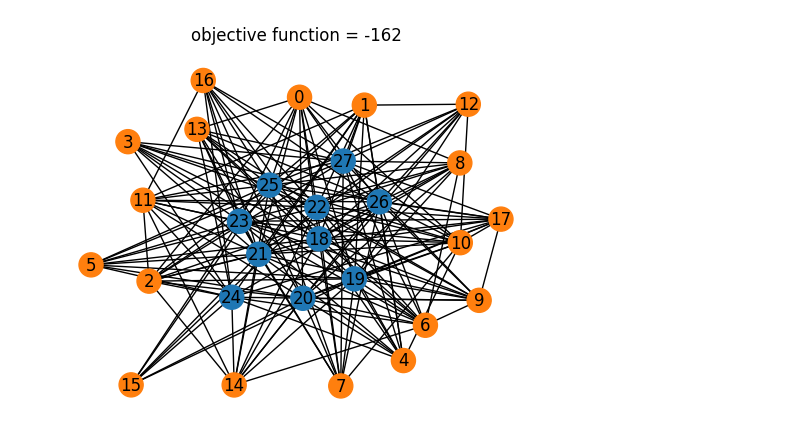
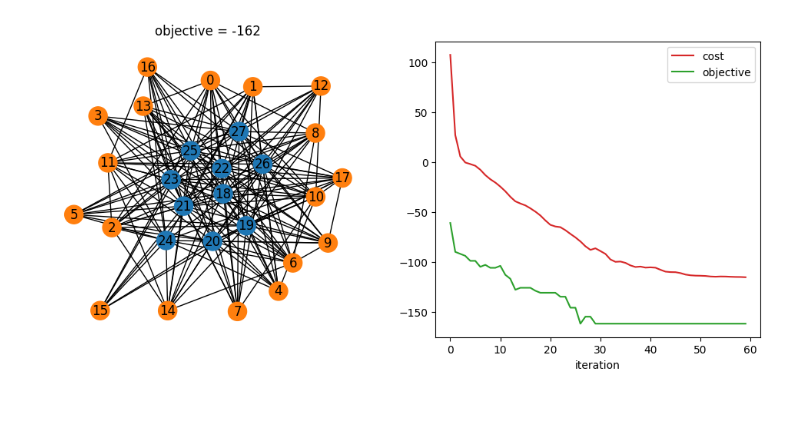
Before and after one commit to SimoneGasperini/PCE-quantum-opt, a Jupyter notebook: example_notebook.ipynb, the cells around one changed output. Cells and saved outputs as stored; diff of their text form; code cells hidden in the pictures; blank space fills up the shorter version.

Commit message:
Keep track of cost/objective function history during optimization

```diff
--- a/example_notebook.ipynb
+++ b/example_notebook.ipynb
@@ -28,33 +29,35 @@ Restricted license - for non-production use only - expires 2026-11-23
 # %%
 from pce import MaxCutPCE
 
 num_qubits = 8
 num_layers = 4
 k_body_corr = 2
 
 
 def ansatz(params):
     for l in range(num_layers):
         thetas = params[l]
         for w in range(num_qubits):
             qml.RY(phi=thetas[w], wires=w)
         for w in range(num_qubits - 1):
             qml.CNOT(wires=[w, w + 1])
 
 
 dev = qml.device("default.qubit")
 opt = qml.optimize.AdamOptimizer(stepsize=0.1)
 alpha = num_qubits ** (k_body_corr / 2)
 pce = MaxCutPCE(device=dev, optimizer=opt, ansatz=ansatz, alpha=alpha)
 
 pauli_ops = MaxCutPCE.get_pauli_ops(n=num_qubits, k=k_body_corr, bases=["X"])
 pce.build_model(graph=graph, num_qubits=num_qubits, pauli_ops=pauli_ops)
 
 np.random.seed(seed)
 params = np.random.uniform(size=(num_layers, num_qubits), requires_grad=True)
-solution, objval = pce.run_model(params=params, iters=200)
+solution, cost_history, obj_history = pce.run_model(params=params, iters=60)
 
-fig, ax = plt.subplots()
-pce.show_result(sol=solution, obj=objval, ax=ax)
+fig, (ax1, ax2) = plt.subplots(ncols=2, figsize=(12, 5))
+pce.show_result(sol=solution, ax=ax1)
+pce.show_optimization(cost_history=cost_history, obj_history=obj_history, ax=ax2)
+plt.show()
 # %% [output]
-[figure, old version]
+[figure, new version]
```
Also changed, not shown: parts of 1 cell of this notebook, 4 other files.
